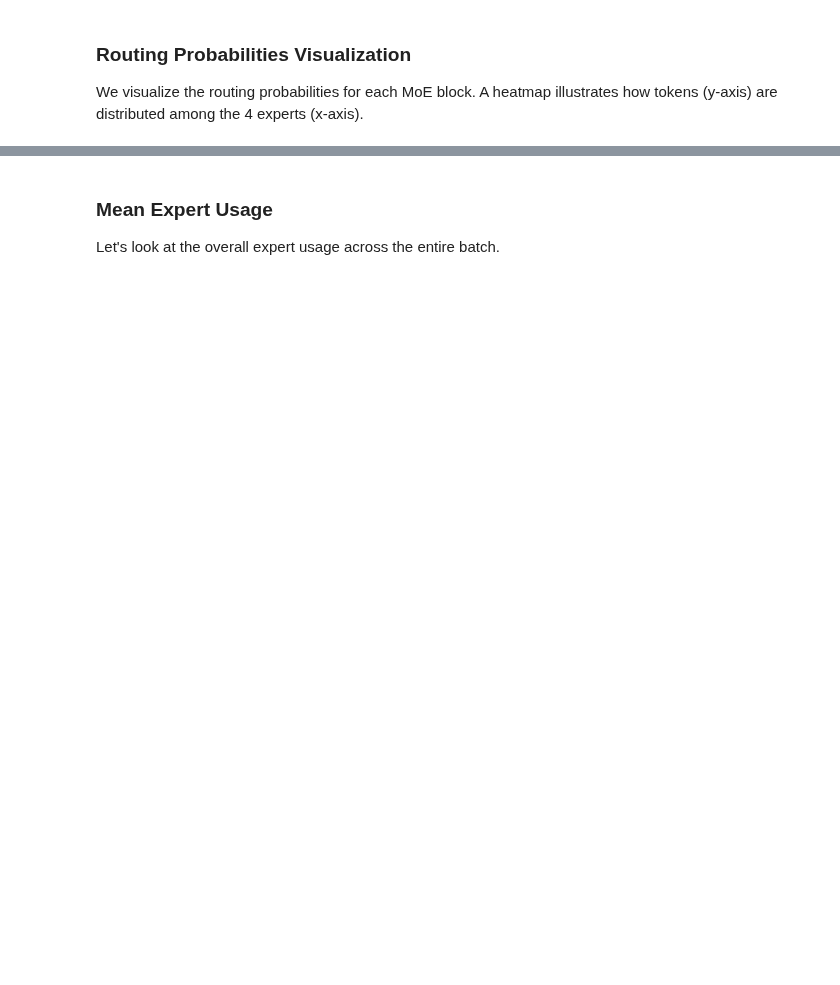
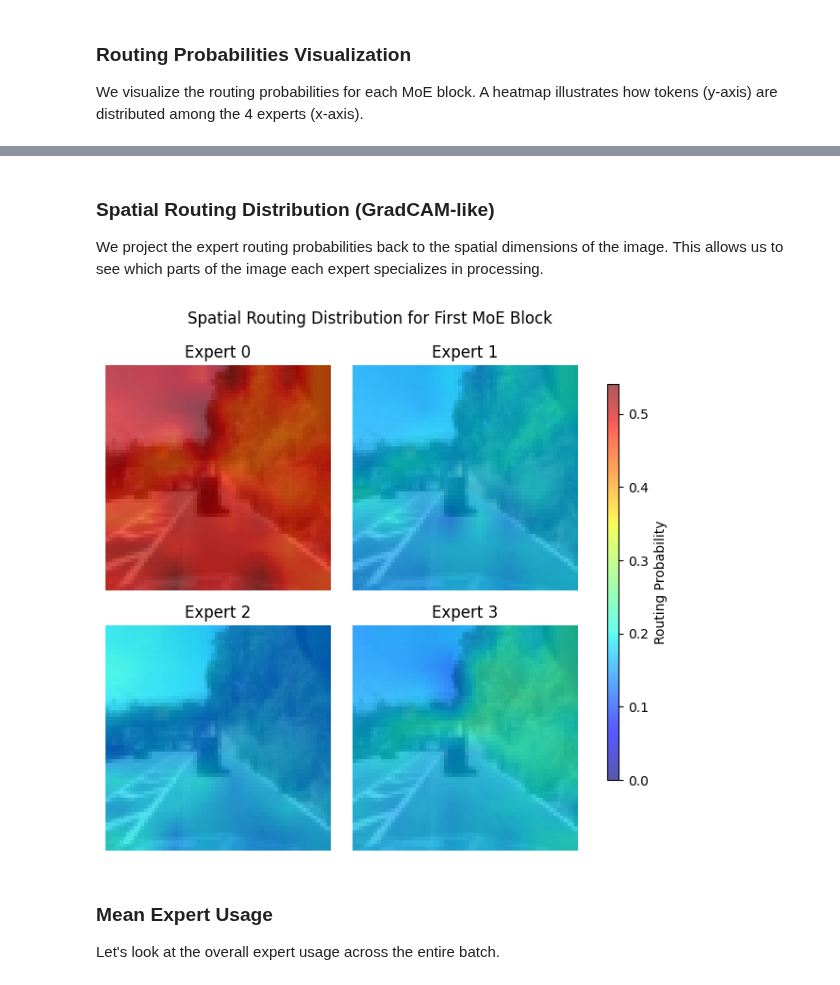
Before and after one commit to Particle9/cafl4ds, a Jupyter notebook: notebooks/test_moe.ipynb, the cells around one changed output, grey strips where cells are left out. Saved outputs shown, nothing was run; the diff lists cells and outputs as text; code cells hidden in the pictures; blank space fills up the shorter version.

```diff
--- a/notebooks/test_moe.ipynb
+++ b/notebooks/test_moe.ipynb
@@ -144,3 +186,55 @@ plt.show()
+# %% [markdown]
+### Spatial Routing Distribution (GradCAM-like)
+
+We project the expert routing probabilities back to the spatial dimensions of the image. This allows us to see which parts of the image each expert specializes in processing.
+# %%
+import torch.nn.functional as F
+import numpy as np
+import math
+
+sample_idx = 0
+img = imgs[sample_idx].cpu().detach().cpu().numpy().transpose(1, 2, 0)
+# Normalize image for visualization
+img = (img - img.min()) / (img.max() - img.min() + 1e-8)
+
+# We visualize the spatial routing for the first MoE block
+p_block = probs[0][sample_idx].detach().cpu()  # [T, E]
+num_patches = (IMAGE_SIZE // PATCH_SIZE) ** 2
+if p_block.shape[0] > num_patches:
+    p_block = p_block[-num_patches:]  # Keep only spatial patches if class token is present
+
+E = p_block.shape[1]
+grid_size = int(np.sqrt(p_block.shape[0]))
+img_size = imgs.shape[2:]
+
+cols = math.ceil(E / 2)
+fig, axes = plt.subplots(2, cols, figsize=(3 * cols, 6))
+axes = axes.flatten()
+
+vmax_val = p_block.max().item() # Dynamic vmax for stronger heatmap
+
+for e in range(E):
+    expert_prob = p_block[:, e].view(1, 1, grid_size, grid_size)
+    expert_prob_resized = F.interpolate(expert_prob, size=img_size, mode='bilinear', align_corners=False)
+    expert_prob_resized = expert_prob_resized.squeeze().numpy()
+
+    ax = axes[e]
+    ax.imshow(img)
+    im = ax.imshow(expert_prob_resized, cmap='jet', alpha=0.65, vmin=0, vmax=vmax_val)
+    ax.set_title(f'Expert {e}')
+    ax.axis('off')
+
+# Hide any unused subplots
+for e in range(E, len(axes)):
+    axes[e].axis('off')
+
+cbar_ax = fig.add_axes([0.92, 0.15, 0.02, 0.7])
+fig.colorbar(im, cax=cbar_ax, label='Routing Probability')
+plt.suptitle('Spatial Routing Distribution for First MoE Block')
+plt.tight_layout(rect=[0, 0, 0.9, 1])
+plt.show()
+# %% [output]
+[figure, added]
 # %% [markdown]
 ### Mean Expert Usage
 
```
Also changed, not shown: parts of 46 cells of this notebook.
